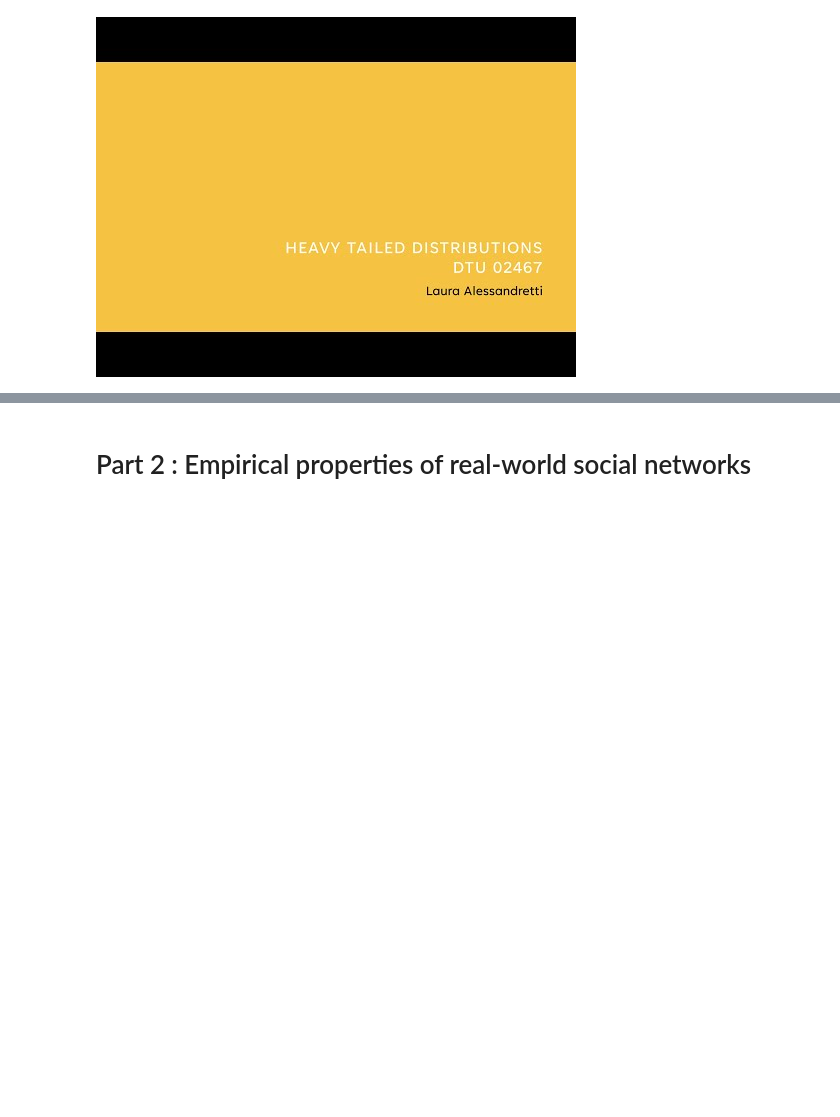
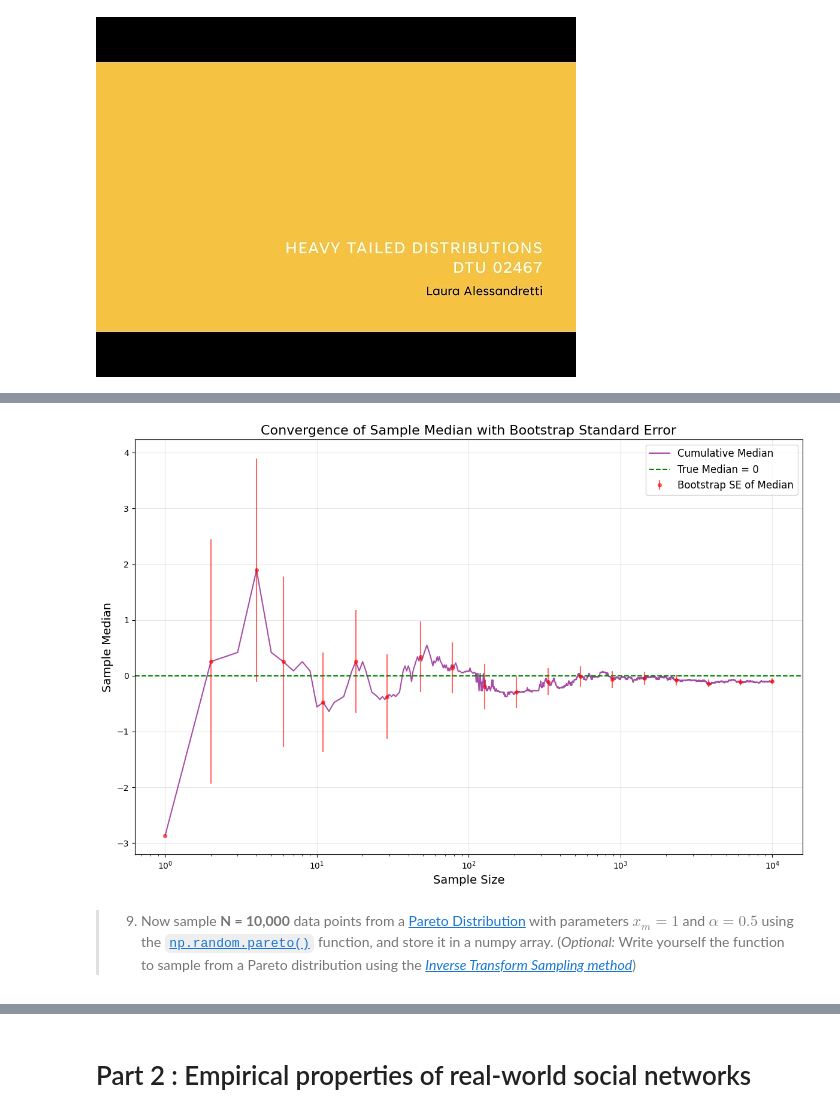
Before and after one commit to miickii/comsocsci2025, a Jupyter notebook: lectures/Week5.ipynb, the cells around one changed output, grey strips where cells are left out. Cells and saved outputs as stored; diff of their text form; code cells hidden in the pictures; blank space fills up the shorter version.

```diff
--- a/lectures/Week5.ipynb
+++ b/lectures/Week5.ipynb
@@ -65,0 +133,2 @@ However, this principle can fail with heavy-tailed distributions where the expec
+# %%
+cum_median = [np.median(X[:i]) for i in range(1, len(X)+1)]
@@ -65,0 +140,67 @@ However, this principle can fail with heavy-tailed distributions where the expec
+# %%
+plt.figure(figsize=(12, 8))
+
+# Subsample to make the plot more readable
+sample_size = np.arange(1, len(X)+1)
+subsample_indices = np.concatenate([
+    np.arange(1, 100),
+    np.arange(100, 1000, 10),
+    np.arange(1000, len(X)+1, 100)
+])
+subsample_indices = np.unique(subsample_indices)
+subsample_indices = subsample_indices[subsample_indices < len(X)]
+
+# Plot the cumulative median
+plt.plot(sample_size, cum_median, color='purple', alpha=0.7, label='Cumulative Median')
+
+# Add horizontal line for true median
+plt.axhline(y=0, color='green', linestyle='--',
+           label=f'True Median = {0}')
+
+# Optional: Bootstrap to compute standard error of median
+# Note: This is computationally intensive, so we'll only do it for selected points
+def bootstrap_median_se(data, n_bootstrap=1000):
+    """Compute standard error of median via bootstrapping"""
+    if len(data) <= 1:
+        return np.nan
+
+    bootstrap_medians = []
+    for _ in range(n_bootstrap):
+        # Sample with replacement
+        bootstrap_sample = np.random.choice(data, size=len(data), replace=True)
+        bootstrap_medians.append(np.median(bootstrap_sample))
+
+    # Standard deviation of bootstrap medians is the SE
+    return np.std(bootstrap_medians, ddof=1)
+
+# Compute SE of median for selected points
+selected_indices = np.unique(np.geomspace(1, len(X), 20).astype(int))
+median_se = [bootstrap_median_se(X[:i]) for i in selected_indices]
+
+# Add error bars at selected points
+plt.errorbar(selected_indices,
+             [cum_median[i-1] for i in selected_indices],
+             yerr=median_se,
+             fmt='o', color='red', alpha=0.6, markersize=4,
+             label='Bootstrap SE of Median')
+
+# Add labels and title
+plt.xlabel('Sample Size', fontsize=14)
+plt.ylabel('Sample Median', fontsize=14)
+plt.title('Convergence of Sample Median with Bootstrap Standard Error', fontsize=16)
+plt.legend(fontsize=12)
+
+# Add grid for better readability
+plt.grid(True, alpha=0.3)
+
+# Set x-axis to log scale to better visualize convergence
+plt.xscale('log')
+
+
+# Show the plot
+plt.tight_layout()
+plt.show()
+# %% [output]
+[figure, added]
+# %% [markdown]
+> 9. Now sample __N = 10,000__ data points from a [Pareto Distribution](https://en.wikipedia.org/wiki/Pareto_distribution) with parameters $x_m=1$ and $\alpha=0.5$ using the [`np.random.pareto()`](https://numpy.org/doc/stable/reference/random/generated/numpy.random.pareto.html) function, and store it in a numpy array. (_Optional:_ Write yourself the function to sample from a Pareto distribution using the [_Inverse Transform Sampling method_](https://en.wikipedia.org/wiki/Inverse_transform_sampling))
```
Also changed, not shown: parts of 38 cells of this notebook, 8 other files.
